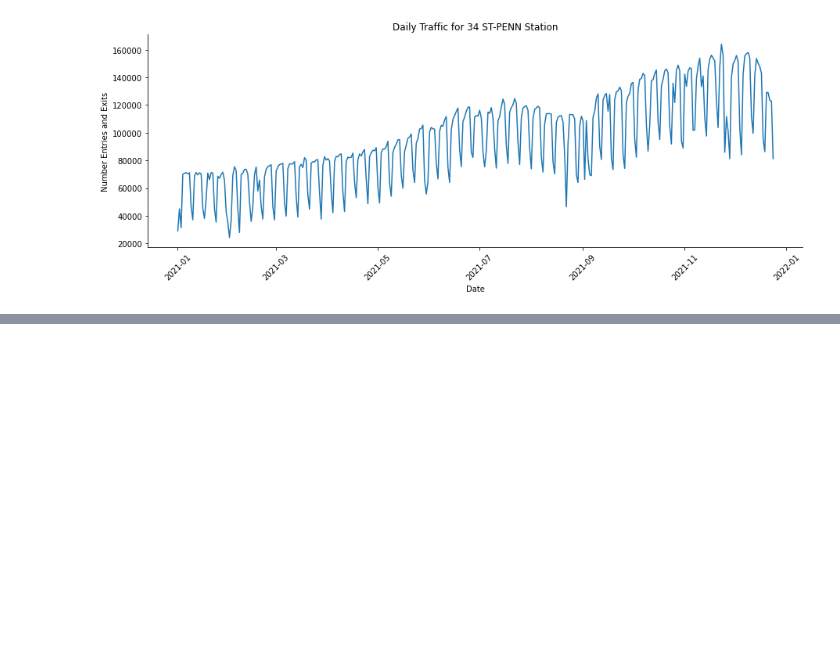
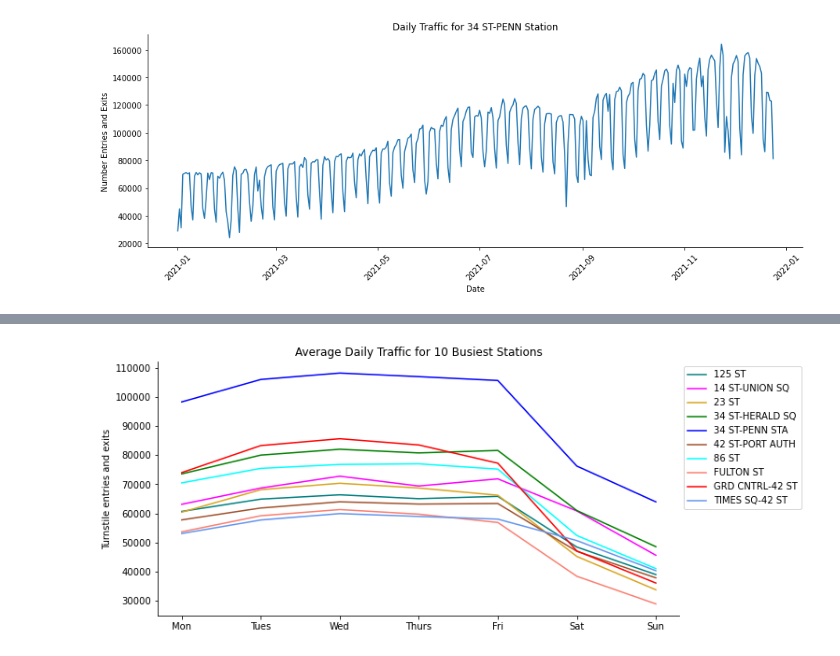
Before and after one commit to ngoodby/EDA-Project, a Jupyter notebook: EDA_Project.ipynb, the cells around one changed output, grey strips where cells are left out. Saved outputs shown, nothing was run; the diff lists cells and outputs as text; code cells hidden in the pictures; blank space fills up the shorter version.

```diff
--- a/EDA_Project.ipynb
+++ b/EDA_Project.ipynb
@@ -352,12 +331,0 @@ week_avg = (daily_in_out[daily_in_out.STATION.isin(top_10)]
-# %%
-ticks = range(0,7,1)
-labels = ['Mon', 'Tues','Wed','Thurs','Fri','Sat','Sun']
-
-for name, group in week_avg.groupby('STATION'):
-    plt.plot(group['DOW'], group['DAILY_IN_OUT'], color = colors[name])
-
-plt.ylabel('Turnstile entries and exits')
-plt.xticks(ticks = ticks, labels = labels)
-plt.title('Average Daily Traffic for 10 Busiest Stations')
-sns.despine()
-plt.savefig('stations_weekly.jpg', bbox_inches = 'tight');
@@ -369,0 +356,16 @@ turnstiles_hourly.shape
+# %%
+ticks = range(0,7,1)
+labels = ['Mon', 'Tues','Wed','Thurs','Fri','Sat','Sun']
+
+plt.figure(figsize=(10,5))
+for name, group in week_avg.groupby('STATION'):
+    plt.plot(group['DOW'], group['DAILY_IN_OUT'], color = colors[name], label = name)
+
+plt.ylabel('Turnstile entries and exits')
+plt.xticks(ticks = ticks, labels = labels)
+plt.title('Average Daily Traffic for 10 Busiest Stations')
+sns.despine()
+plt.legend(bbox_to_anchor=(1, 1))
+plt.savefig('stations_weekly.jpg', bbox_inches = 'tight');
+# %% [output]
+[figure, added]
```
Also changed, not shown: parts of 16 cells of this notebook, 4 other files.
